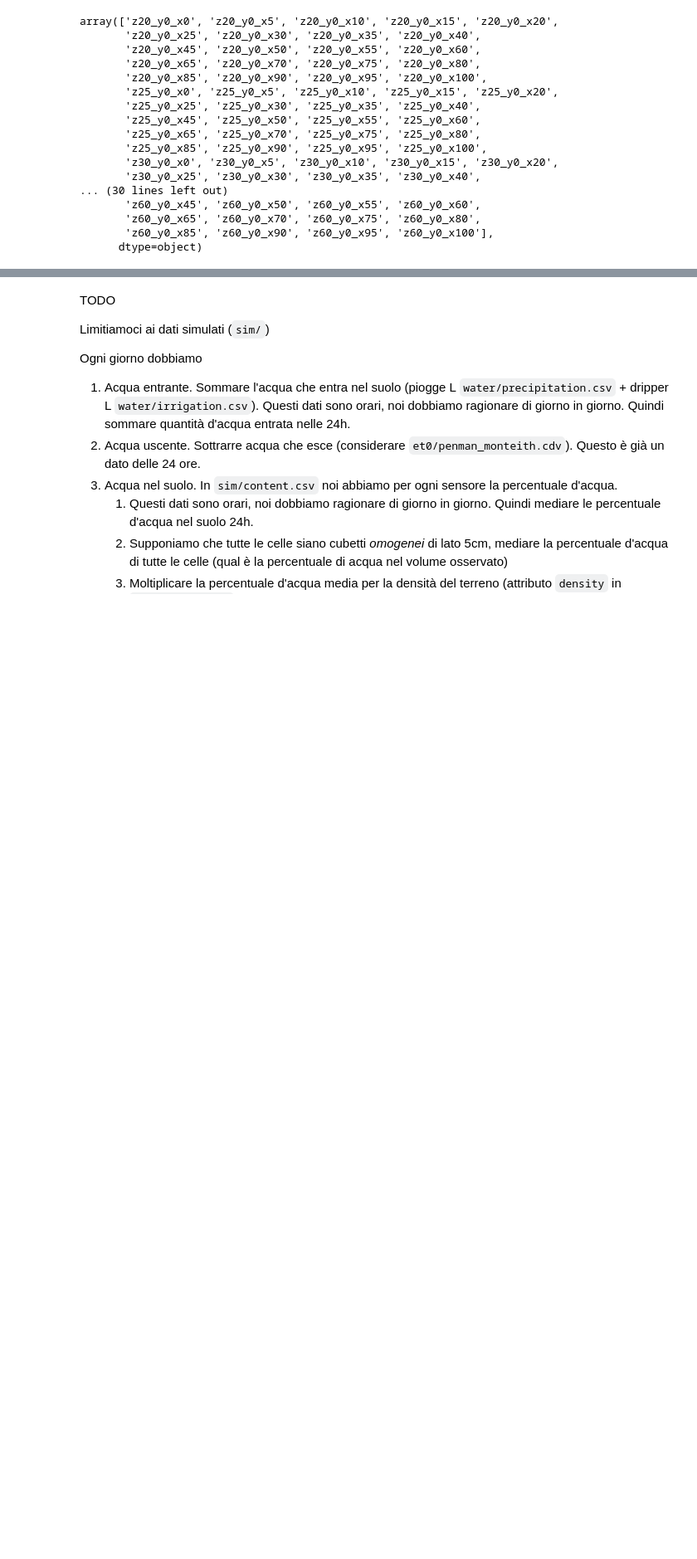
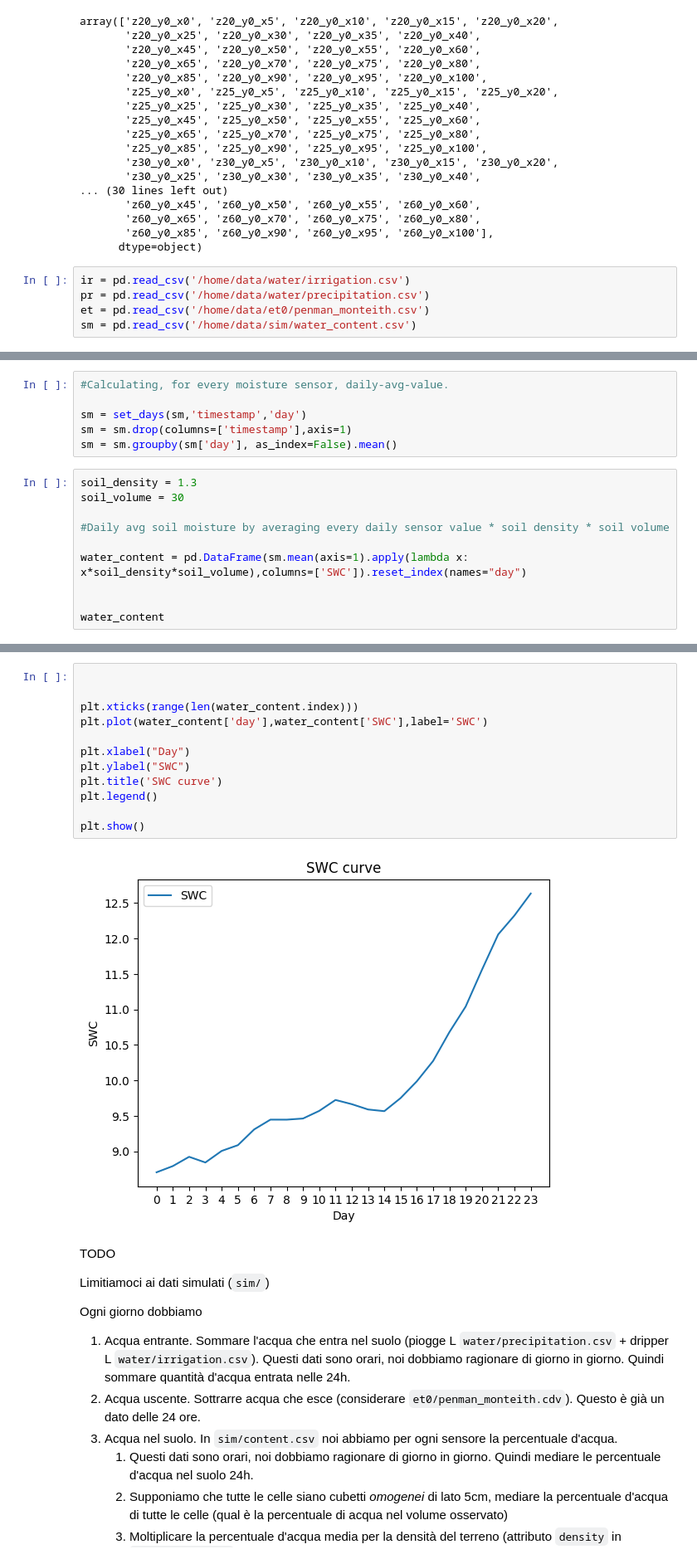
Before and after one commit to josephgiovanelli/et0_calculation, a Jupyter notebook: notebook.ipynb, the cells around one changed output, grey strips where cells are left out. Shown at 83% size. Cells and saved outputs as stored; diff of their text form; blank space fills up the shorter version.

Commit message:
Built water content graph

```diff
--- a/notebook.ipynb
+++ b/notebook.ipynb
@@ -78,3 +79,8 @@ array(['z20_y0_x0', 'z20_y0_x5', 'z20_y0_x10', 'z20_y0_x15', 'z20_y0_x20',
        'z60_y0_x65', 'z60_y0_x70', 'z60_y0_x75', 'z60_y0_x80',
        'z60_y0_x85', 'z60_y0_x90', 'z60_y0_x95', 'z60_y0_x100'],
       dtype=object)
+# %%
+ir = pd.read_csv('/home/data/water/irrigation.csv')
+pr = pd.read_csv('/home/data/water/precipitation.csv')
+et = pd.read_csv('/home/data/et0/penman_monteith.csv')
+sm = pd.read_csv('/home/data/sim/water_content.csv')
@@ -80,0 +139,16 @@ array(['z20_y0_x0', 'z20_y0_x5', 'z20_y0_x10', 'z20_y0_x15', 'z20_y0_x20',
+# %%
+#Calculating, for every moisture sensor, daily-avg-value.
+
+sm = set_days(sm,'timestamp','day')
+sm = sm.drop(columns=['timestamp'],axis=1)
+sm = sm.groupby(sm['day'], as_index=False).mean()
+# %%
+soil_density = 1.3
+soil_volume = 30
+
+#Daily avg soil moisture by averaging every daily sensor value * soil density * soil volume
+
+water_content = pd.DataFrame(sm.mean(axis=1).apply(lambda x: x*soil_density*soil_volume),columns=['SWC']).reset_index(names="day")
+
+
+water_content
@@ -81,3 +173,17 @@ array(['z20_y0_x0', 'z20_y0_x5', 'z20_y0_x10', 'z20_y0_x15', 'z20_y0_x20',
+# %%
+
+
+plt.xticks(range(len(water_content.index)))
+plt.plot(water_content['day'],water_content['SWC'],label='SWC')
+
+plt.xlabel("Day")
+plt.ylabel("SWC")
+plt.title('SWC curve')
+plt.legend()
+
+plt.show()
+# %% [output]
+[figure, added]
 # %% [markdown]
 TODO
 
```
Also changed, not shown: parts of 4 cells of this notebook.
